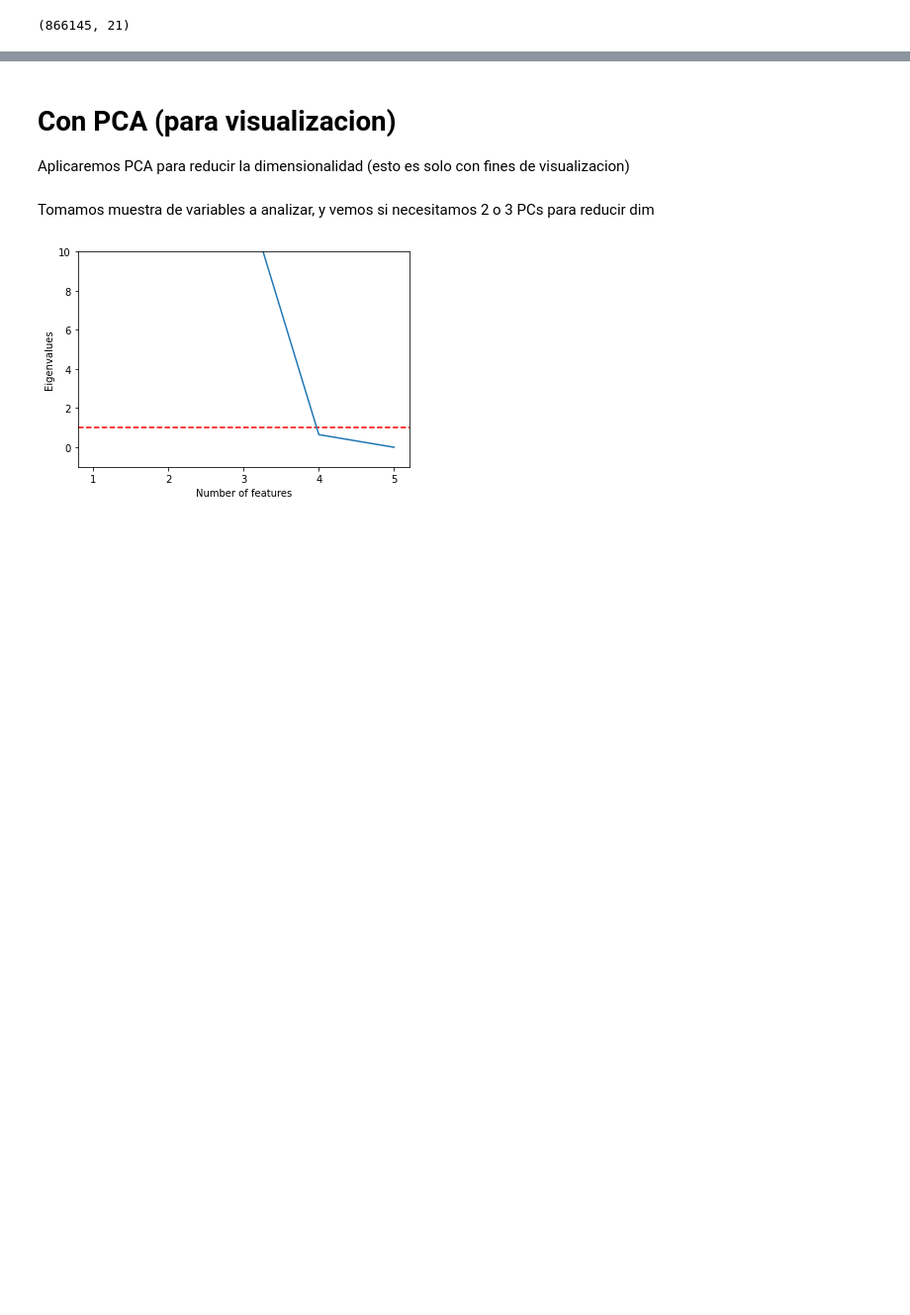
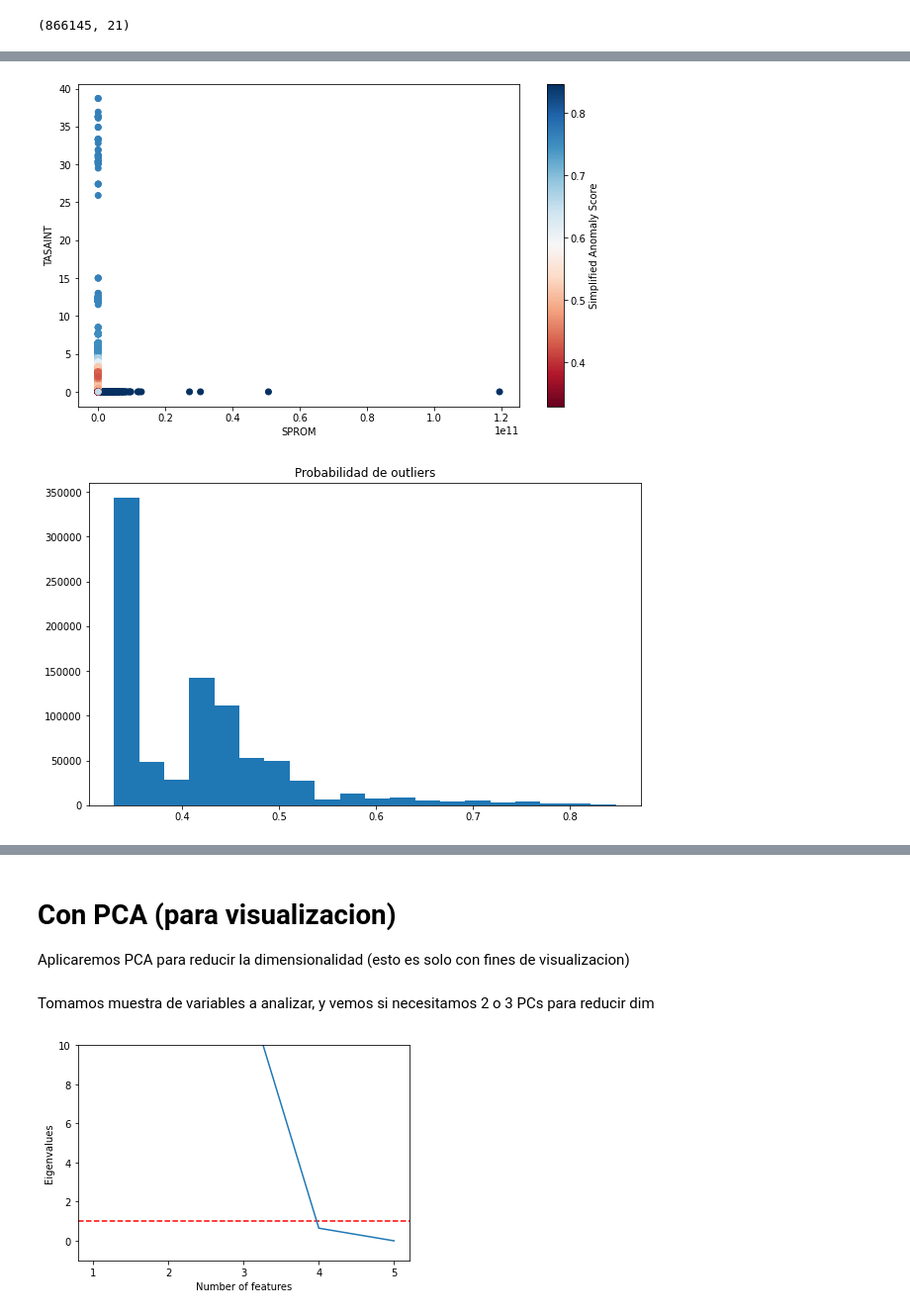
Before and after one commit to Danielggonzalez177/Proyecto-Capstone-IMT3500, a Jupyter notebook: IsolationForest.ipynb, the cells around one changed output, grey strips where cells are left out. Shown at 99% size. Drawn from its saved outputs; the diff is of its cells as text; code cells hidden in the pictures; blank space fills up the shorter version.

```diff
--- a/IsolationForest.ipynb
+++ b/IsolationForest.ipynb
@@ -134,0 +100,5 @@ plt.hist(pred_scores)
+# %%
+test_2_var('SPROM', 'TASAINT')
+# %% [output]
+[figure, added]
+[figure, added]
```
Also changed, not shown: parts of 48 cells of this notebook, 2 other files.
